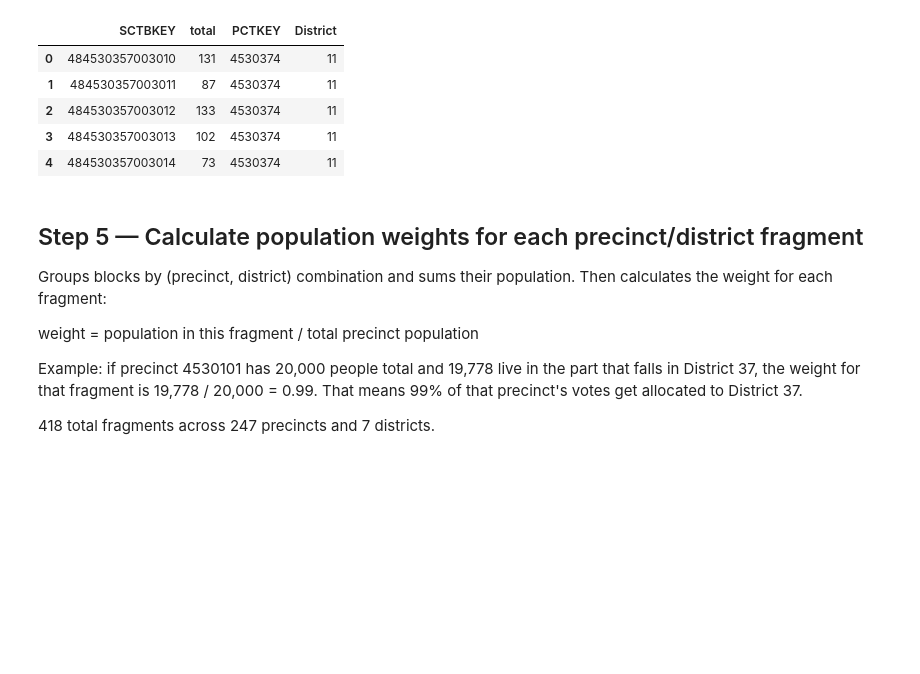
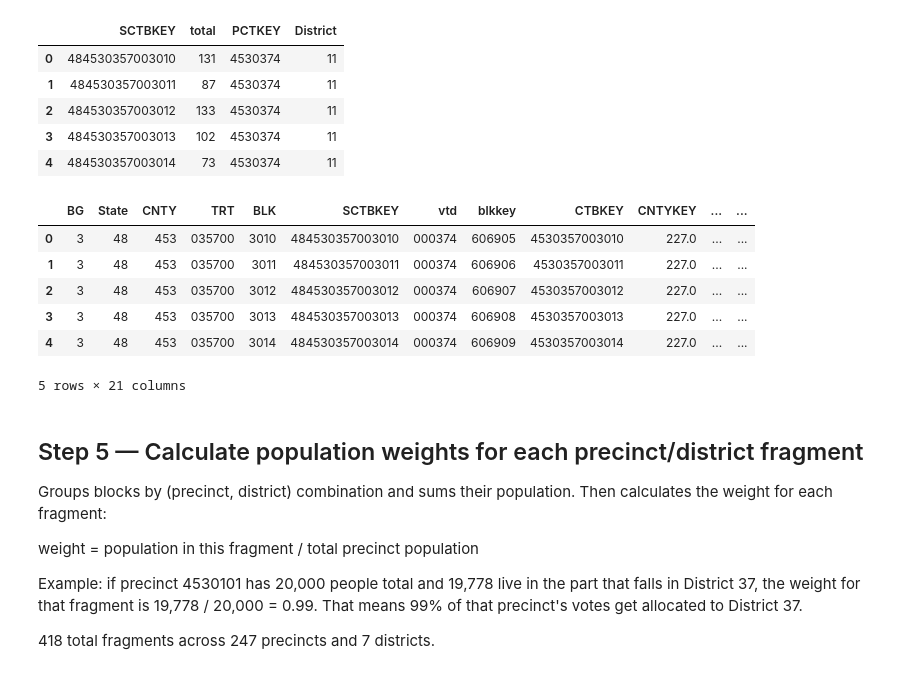
Before and after one commit to bluebonnet-data/bb-unified-election-data, a Jupyter notebook: notebooks/03_spatial_intersection.ipynb, the cells around one changed output. Drawn from its saved outputs; the diff is of its cells as text; code cells hidden in the pictures; blank space fills up the shorter version.

```diff
--- a/notebooks/03_spatial_intersection.ipynb
+++ b/notebooks/03_spatial_intersection.ipynb
@@ -90,6 +103,19 @@ Null district assignments: 0
 | 2 | 484530357003012 | 133 | 4530374 | 11 |
 | 3 | 484530357003013 | 102 | 4530374 | 11 |
 | 4 | 484530357003014 | 73 | 4530374 | 11 |
+# %%
+# The result: Each census block now has two geographic tags:
+   # PCTKEY — which precinct it belongs to (old map)
+   # District — which congressional district it belongs to (new map)
+blocks_with_both.head()
+# %% [output]
+|  | BG | State | CNTY | TRT | BLK | SCTBKEY | vtd | blkkey | CTBKEY | CNTYKEY | ... | ... |
+| 0 | 3 | 48 | 453 | 035700 | 3010 | 484530357003010 | 000374 | 606905 | 4530357003010 | 227.0 | ... | ... |
+| 1 | 3 | 48 | 453 | 035700 | 3011 | 484530357003011 | 000374 | 606906 | 4530357003011 | 227.0 | ... | ... |
+| 2 | 3 | 48 | 453 | 035700 | 3012 | 484530357003012 | 000374 | 606907 | 4530357003012 | 227.0 | ... | ... |
+| 3 | 3 | 48 | 453 | 035700 | 3013 | 484530357003013 | 000374 | 606908 | 4530357003013 | 227.0 | ... | ... |
+| 4 | 3 | 48 | 453 | 035700 | 3014 | 484530357003014 | 000374 | 606909 | 4530357003014 | 227.0 | ... | ... |
+5 rows × 21 columns
 # %% [markdown]
 ## Step 5 — Calculate population weights for each precinct/district fragment
 
```
Also changed, not shown: parts of 2 cells of this notebook.
